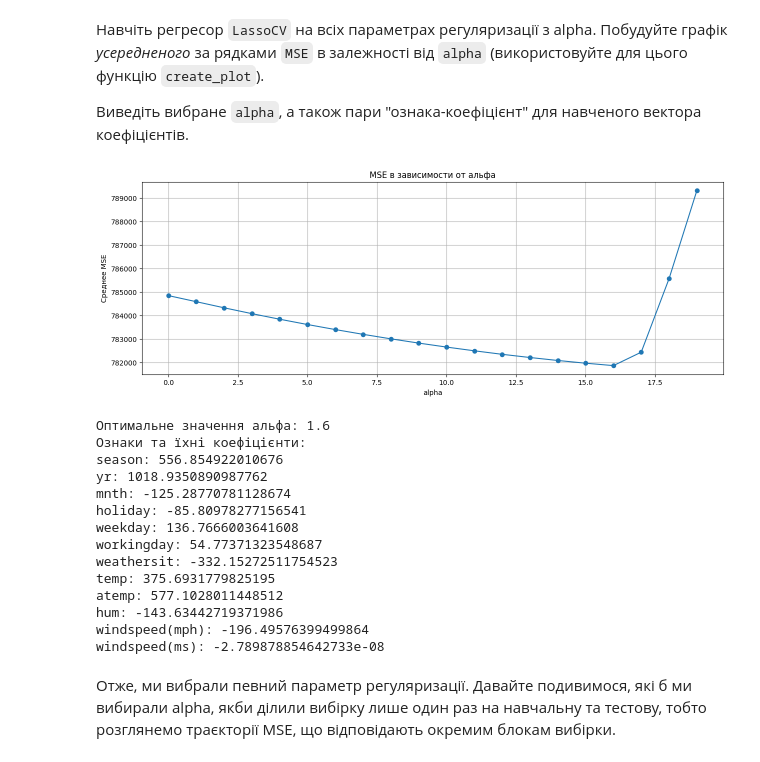
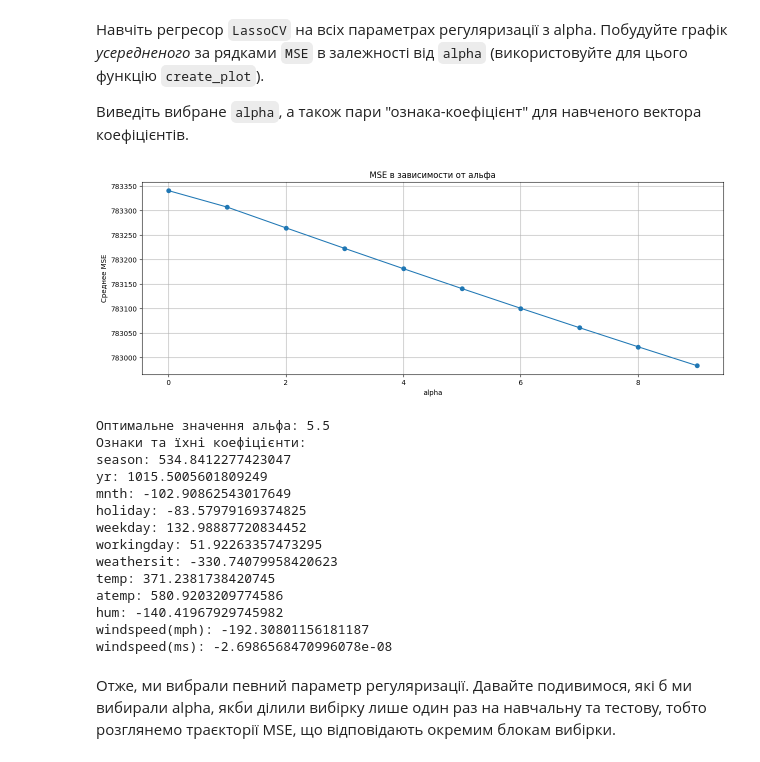
Before and after one commit to ArtemBoar/HW7, a Jupyter notebook: OverfittingHomeWork.ipynb, the cells around one changed output. Saved outputs shown, nothing was run; the diff lists cells and outputs as text; code cells hidden in the pictures.

```diff
--- a/OverfittingHomeWork.ipynb
+++ b/OverfittingHomeWork.ipynb
@@ -369,49 +365,49 @@ import matplotlib.pyplot as plt
 
 def create_plot(data, title, xlabel, ylabel, figsize=None):
     size = figsize or (15, 5)
     plt.figure(figsize=size)
 
     x = np.arange(len(data))
     plt.plot(x, data, 'o-')
 
     plt.title(title)
     plt.xlabel(xlabel)
     plt.ylabel(ylabel)
     plt.grid(True)
     plt.show()
 
 df_shuffled = shuffle(df, random_state=42)
 X = scale(df_shuffled[df_shuffled.columns[:-1]])
 y = df_shuffled["cnt"]
 
-alphas = np.arange(0.1, 10, 0.5)
+alphas = np.arange(5.5, 6.5, 0.1)
 
 lasso_cv = LassoCV(alphas=alphas, cv=5)
 lasso_cv.fit(X, y)
 
 mse_path_mean = np.mean(lasso_cv.mse_path_, axis=1)
 create_plot(mse_path_mean, title="MSE в зависимости от альфа", xlabel="alpha", ylabel="Среднее MSE")
 
 print("Оптимальне значення альфа:", lasso_cv.alpha_)
 print("Ознаки та їхні коефіцієнти:")
 for feature, coef in zip(df_shuffled.columns[:-1], lasso_cv.coef_):
     print(f"{feature}: {coef}")
 # %% [output]
-[figure, old version]
+[figure, new version]
-Оптимальне значення альфа: 1.6
+Оптимальне значення альфа: 5.5
 Ознаки та їхні коефіцієнти:
-season: 556.854922010676
-yr: 1018.9350890987762
-mnth: -125.28770781128674
-holiday: -85.80978277156541
-weekday: 136.7666003641608
-workingday: 54.77371323548687
-weathersit: -332.15272511754523
-temp: 375.6931779825195
-atemp: 577.1028011448512
-hum: -143.63442719371986
-windspeed(mph): -196.49576399499864
-windspeed(ms): -2.789878854642733e-08
+season: 534.8412277423047
+yr: 1015.5005601809249
+mnth: -102.90862543017649
+holiday: -83.57979169374825
+weekday: 132.98887720834452
+workingday: 51.92263357473295
+weathersit: -330.74079958420623
+temp: 371.2381738420745
+atemp: 580.9203209774586
+hum: -140.41967929745982
+windspeed(mph): -192.30801156181187
+windspeed(ms): -2.6986568470996078e-08
 # %%
 from sklearn.linear_model import LassoCV
 import numpy as np
```
Also changed, not shown: parts of 2 cells of this notebook.
